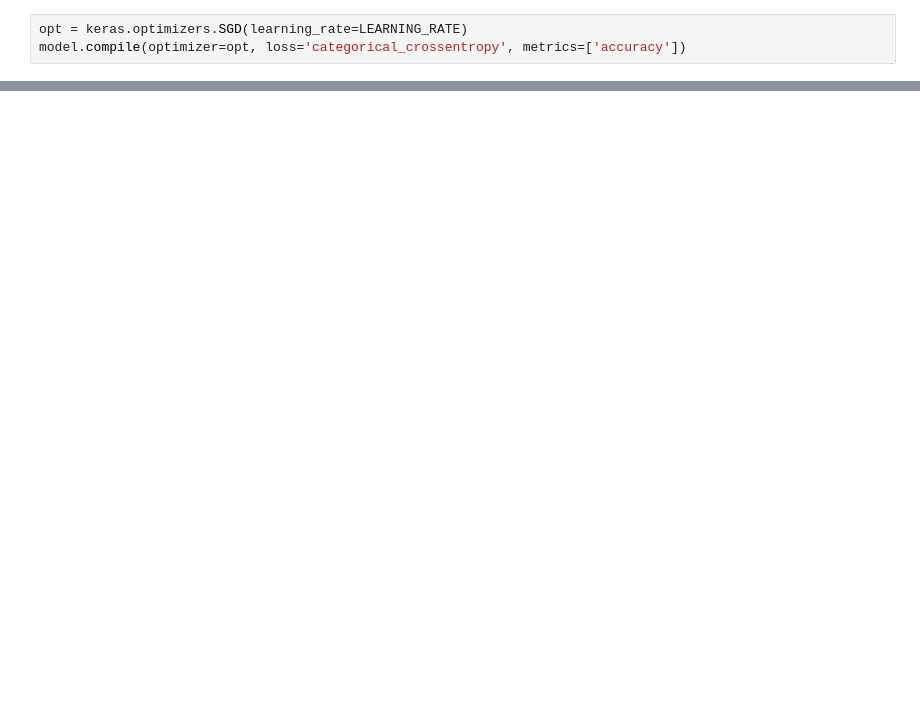
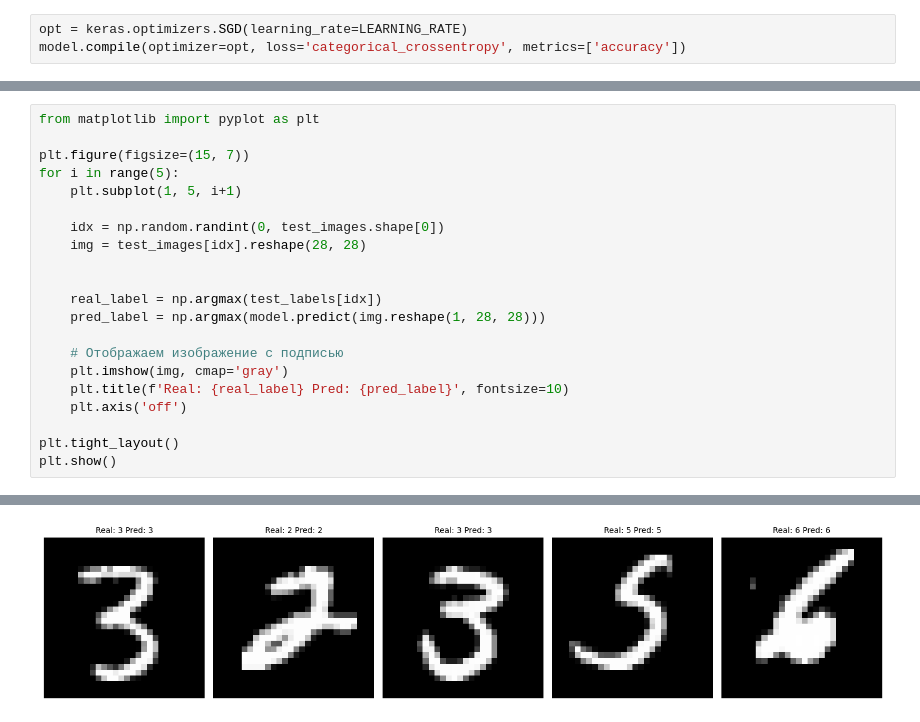
Before and after one commit to MadRock33/Khokhlov_Dimitrii_20221_24, a Jupyter notebook: AI/P.7/main.ipynb, the cells around one changed output, grey strips where cells are left out. Cells and saved outputs as stored; diff of their text form; blank space fills up the shorter version.

```diff
--- a/AI/P.7/main.ipynb
+++ b/AI/P.7/main.ipynb
@@ -101,0 +198,22 @@ Epoch 10/10
+# %%
+from matplotlib import pyplot as plt
+
+plt.figure(figsize=(15, 7))
+for i in range(5):
+    plt.subplot(1, 5, i+1)
+
+    idx = np.random.randint(0, test_images.shape[0])
+    img = test_images[idx].reshape(28, 28)
+
+
+    real_label = np.argmax(test_labels[idx])
+    pred_label = np.argmax(model.predict(img.reshape(1, 28, 28)))
+
+    # Отображаем изображение с подписью
+    plt.imshow(img, cmap='gray')
+    plt.title(f'Real: {real_label} Pred: {pred_label}', fontsize=10)
+    plt.axis('off')
+
+plt.tight_layout()
+plt.show()
+# %% [output]
@@ -102,3 +225,4 @@ Epoch 10/10
+[figure, added]
 # %%
 from matplotlib import pyplot as plt
 plt.figure()
```
Also changed, not shown: parts of 22 cells of this notebook, 17 other files.
